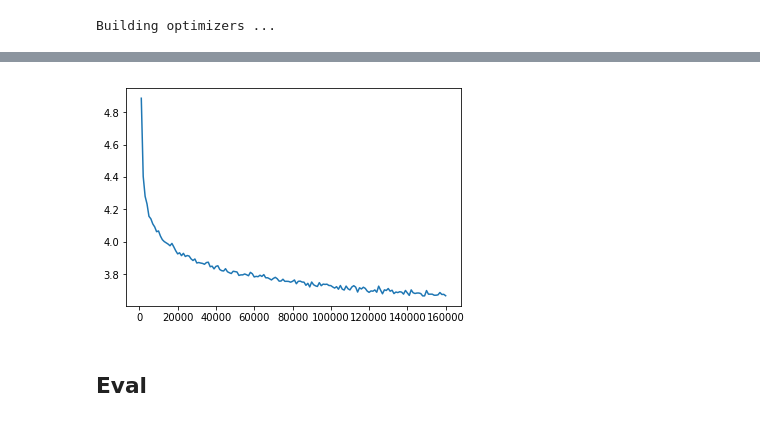
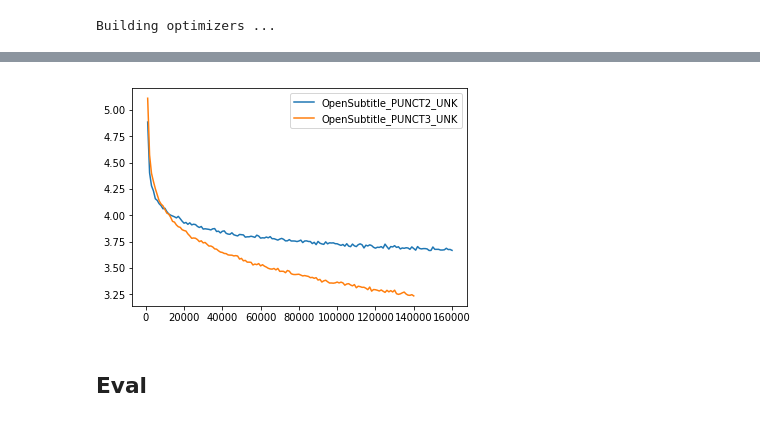
Before and after one commit to Rvbens/Chatbot-en-Espanol, a Jupyter notebook: Model and Training Nb.ipynb, the cells around one changed output, grey strips where cells are left out. Saved outputs shown, nothing was run; the diff lists cells and outputs as text; code cells hidden in the pictures.

```diff
--- a/Model and Training Nb.ipynb
+++ b/Model and Training Nb.ipynb
@@ -223,6 +223,7 @@ def plot_loss(d):
     for k,v in d.items():
             x.append(k)
             y.append(v)
+    plt.plot(x,y)
 # %%
 def train(input_variable, lengths, target_variable, mask, max_target_len, encoder, decoder, embedding,
           encoder_optimizer, decoder_optimizer, batch_size, clip, max_length=MAX_LENGTH):
@@ -360,7 +361,7 @@ dropout = 0.1
 batch_size = 256
 
 # Set checkpoint to load from; set to None if starting from scratch
-train_from_zero = False
+train_from_zero = True
 load_last_iter  = True
 chkpt_dir = os.path.join(save_dir, "checkpoints")
 
@@ -433,7 +434,7 @@ Building optimizers ...
 encoder.train()
 decoder.train()
 # Run training iterations
-for _ in range(2):
+for _ in range(14):
     print(f"No. iterations: {total_iter}")
     trainIters(voc, pairs, encoder, decoder, encoder_optimizer, decoder_optimizer,
                embedding, encoder_n_layers, decoder_n_layers, save_dir, n_iteration, batch_size,
@@ -465,13 +466,11 @@ Wall time: 2h 59min 43s
-# %%
-with open("./data/loss_log.pkl", 'wb') as f:
-    loss_log[corpus_name] = loss_dict
-    pickle.dump(loss_log, f)
 # %%
 #tres metodos de tratar la puntuacion, entrenado por 14 "epochs" con 4e4 y 2 con 4e5
+l = list(loss_log.keys())
 for k,v in loss_log.items():
     plot_loss(v)
+    plt.gca().legend(l)
 # %% [output]
-[figure, old version]
+[figure, new version]
 # %%
 #train with simple punct
 #reduce data to see how affect to training. smaller data faster training(worse generaliaztion but useful to do test runs)
```
Also changed, not shown: parts of 7 cells of this notebook, 1 other file.
